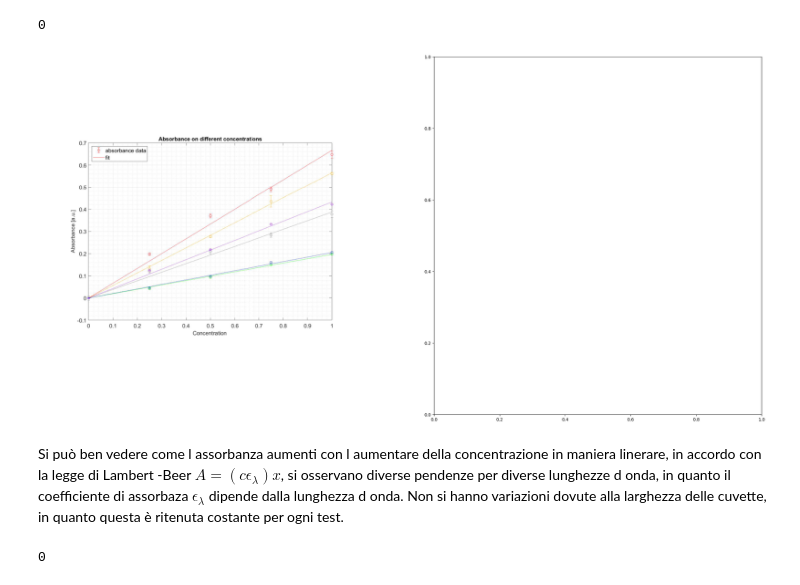
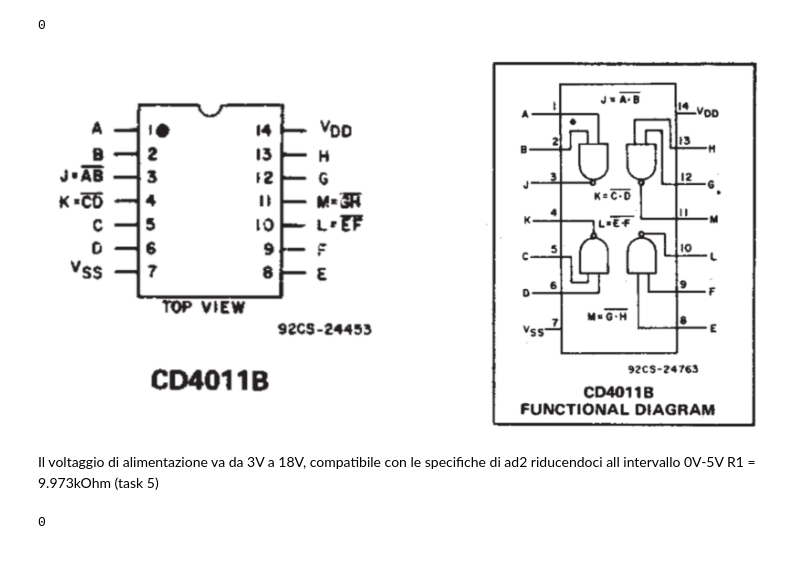
Before and after one commit to moncapiten/S08, a Jupyter notebook: ColSci_log_S08.ipynb, the cells around one changed output. Drawn from its saved outputs; the diff is of its cells as text; code cells hidden in the pictures.

```diff
--- a/ColSci_log_S08.ipynb
+++ b/ColSci_log_S08.ipynb
@@ -100,34 +61,32 @@ def display_pdfs_side_by_side(rows, cols, pdfList):
         return
 
     fig, axes = plt.subplots(rows, cols, figsize=(30, 15), squeeze=False)
 
     # Display the various images
 
     for i in range(rows):
         print(i)
         if cols == 1:
             try:
                 axes[i].imshow(imgList[i])
                 axes[i].axis('off')
             except:
                 pass
         else:
             for j in range(cols):
                 try:
                     axes[i][j].imshow(imgList[i*cols+j])
                     axes[i][j].axis('off')
                 except:
                     pass
     plt.show()
 
 
 # Provide the paths to your two PDFs
-pdfList = ['Media/Absorbance.pdf']
+pdfList = ['Media/piedini_belli.png]
 rows = 1
 cols = 2
 display_pdfs_side_by_side(rows, cols, pdfList)
 # %% [output]
 0
-[figure, old version]
+[figure, new version]
-# %% [markdown]
-Si può ben vedere come l assorbanza aumenti con l aumentare della concentrazione in maniera linerare, in accordo con la legge di Lambert -Beer $A = (c \epsilon_{\lambda}) x $, si osservano diverse pendenze per diverse lunghezze d onda, in quanto il coefficiente di assorbaza $\epsilon_{\lambda}$ dipende dalla lunghezza d onda. Non si hanno variazioni dovute alla larghezza delle cuvette, in quanto questa è ritenuta costante per ogni test.
@@ -134,3 +98,6 @@ Si può ben vedere come l assorbanza aumenti con l aumentare della concentrazion
+# %% [markdown]
+Il voltaggio di alimentazione va da 3V a 18V, compatibile con le specifiche di ad2 riducendoci all intervallo 0V-5V
+ R1 = 9.973kOhm (task 5)
 # %%
 pdfList = ['Media/MisuraContinua.pdf', 'Media/E133_spettroLargo.png']
 rows = 1
```
Also changed, not shown: parts of 5 cells of this notebook, 4 other files.
